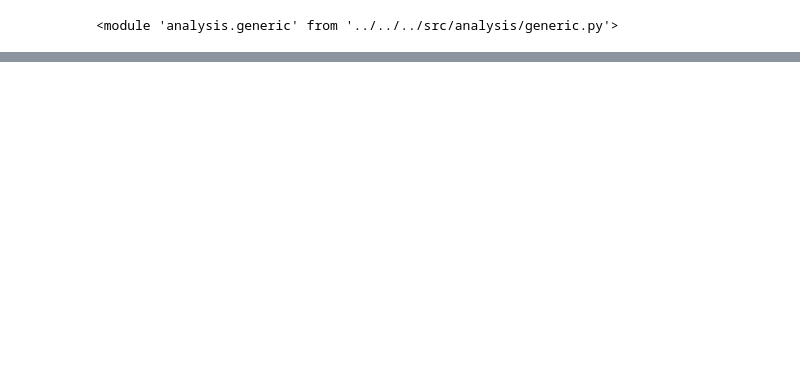
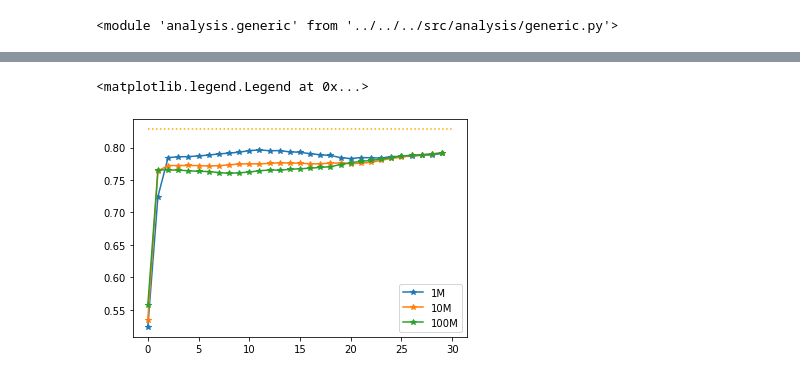
Before and after one commit to ocadni/annfore-results, a Jupyter notebook: results/patient_zero/proximity/Read_results.ipynb, the cells around one changed output, grey strips where cells are left out. Saved outputs shown, nothing was run; the diff lists cells and outputs as text; code cells hidden in the pictures; blank space fills up the shorter version.

```diff
--- a/results/patient_zero/proximity/Read_results.ipynb
+++ b/results/patient_zero/proximity/Read_results.ipynb
@@ -459,10 +580,13 @@ softm_alphas=softm_data[0][int(1e6)][0]
 # %%
 for k in softm_pzero_auc:
     plt.plot(softm_pzero_auc[k].mean(0).flatten(), "*-", label=pretty_print_n(k))
 plt.hlines(pzero_auc["sib"].mean(), 0, 30, colors="orange", linestyles="dotted")
 
-plt.hlines(pzero_auc["ann_old"].mean(), 0, 30, colors="black", linestyles="dashed")
+#plt.hlines(pzero_auc["sib"].mean(), 0, 30, colors="black", linestyles="dashed")
 plt.legend()
+# %% [output]
+<matplotlib.legend.Legend at 0x...>
+[figure, added]
 # %%
 plt.figure(figsize=(7,5))
 x=softm_alphas
```
Also changed, not shown: parts of 40 cells of this notebook, 5 other files.
